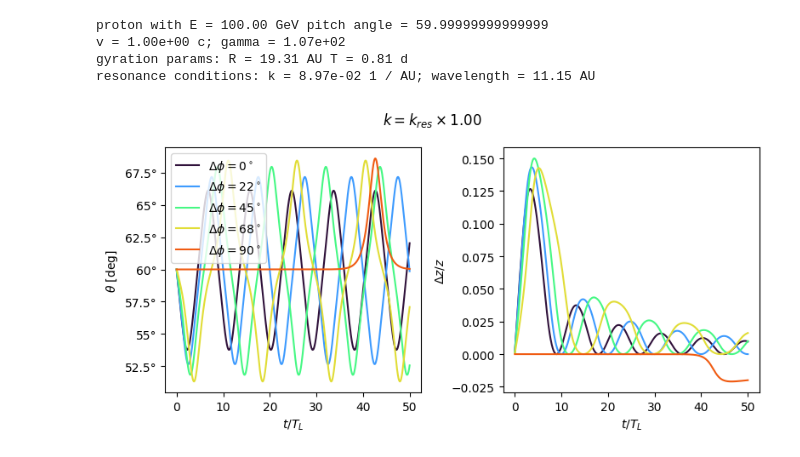
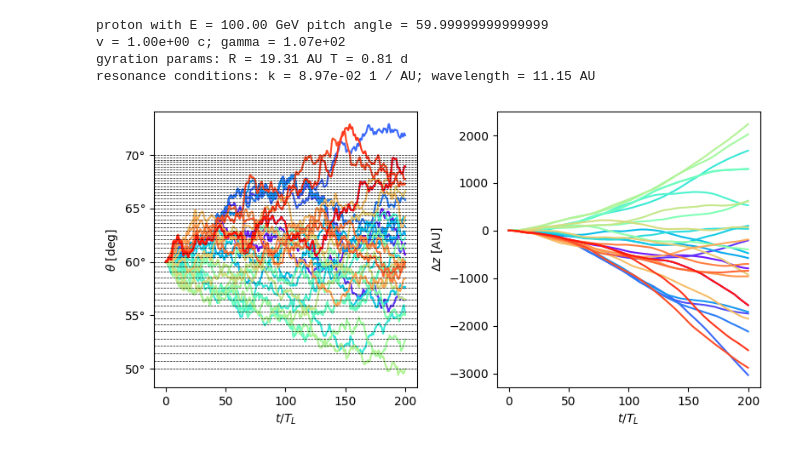
Before and after one commit to nj-vs-vh/gssi-he-th, a Jupyter notebook: Pitch Angle Diffusion Simulation.ipynb, the cells around one changed output. Saved outputs shown, nothing was run; the diff lists cells and outputs as text; code cells hidden in the pictures.

Commit message:
wtf pitch angle diffusion

```diff
--- a/Pitch Angle Diffusion Simulation.ipynb
+++ b/Pitch Angle Diffusion Simulation.ipynb
@@ -174,16 +199,20 @@ class PitchAngleTrajectory:
     z_dot: u.Quantity[L_UNIT / T_UNIT]
 
     particle: Particle
-    mf_params: MagneticFieldPerturbationParams
+    mf_params: MagneticFieldPerturbation
     solution: Any
 
     description: str | None = None
 
     @classmethod
     def from_solution(
-        cls, solution: Any, p: Particle, mf: MagneticFieldPerturbationParams
+        cls,
+        solution: Any,
+        p: Particle,
+        mf: MagneticFieldPerturbation,
+        phase: float,
     ) -> "PitchAngleTrajectory":
-        rhs = get_theta_rhs(p, mf)
+        rhs = get_theta_rhs(p, mf, particle_phase=phase)
         rhs_val = np.array(
             [rhs(t, params) for t, params in zip(solution.t, solution.y.T)]
         )
@@ -210,7 +239,7 @@ class PitchAngleTrajectory:
         z_lin = self.particle.v * np.cos(self.particle.theta) * self.t
         ax.plot(
             (self.t / self.particle.T_L).decompose(),
-            ((self.z - z_lin) / z_lin).decompose(),
+            (self.z - z_lin).to(L_UNIT),
             label=self.description,
             **plot_kw,
         )
@@ -297,45 +326,69 @@ resonance conditions: k = 8.97e-02 1 / AU; wavelength = 11.15 AU
 # %%
 fig, axes = plt.subplots(ncols=2, figsize=(8, 4))
 ax_theta = axes[0]
 ax_z = axes[1]
 
-k_mult = 1
-n_T_L = 50
+n_T_L = 200
+n_harmonics = 50
+deltaB = 1e-2 * B0
+mf_comb = MagneticFieldPerturbation.comb(particle, deltaB / n_harmonics, n_harmonics=n_harmonics)
+mf_res = MagneticFieldPerturbation(
+    deltaB.reshape((1,)) / n_harmonics, particle.k_res.reshape((1,)), np.array([0.0])
+)
+n_phases = 30
 
-cmap = matplotlib.colormaps["turbo"]
-phases = np.linspace(0, np.pi / 2, 5)
-for idx, phase_diff in enumerate(phases):
-    mf_params = MagneticFieldPerturbationParams(
-        k=particle.k_res * k_mult,
-        phase_diff=phase_diff,
-    )
-    rhs = get_theta_rhs(particle=particle, mf_params=mf_params)
-    t_max = n_T_L * particle.T_L
-    t_step = particle.T_L / 31
-    t_eval = np.linspace(0, t_max, int(t_max / t_step))
+t_max = n_T_L * particle.T_L
+t_step = particle.T_L / 31
+t_eval = np.linspace(0, t_max, int(t_max / t_step))
+solve_ivp_kw = dict(
+    t_span=(0, pack_t(t_max)),
+    y0=np.array([particle.theta.to(u.rad).value, 0]),
+    t_eval=pack_t(t_eval),
+    method="Radau",
+    max_step=pack_t(t_step),
+)
+
+trajectories: list[PitchAngleTrajectory] = []
+cmap = matplotlib.colormaps["rainbow"]
+for idx, particle_phase in enumerate(np.linspace(0, 2 * np.pi, n_phases)):
     with tqdm() as pbar:
         solution = solve_ivp(
-            fun=rhs,
-            t_span=(0, pack_t(t_max)),
-            y0=np.array([particle.theta.to(u.rad).value, 0]),
-            t_eval=pack_t(t_eval),
+            fun=get_theta_rhs(
+                particle=particle, mf=mf_comb, particle_phase=particle_phase
+            ),
             args=[pbar, False],
-            method="Radau",
-            max_step=pack_t(t_step),
+            **solve_ivp_kw,
         )
-    color = cmap(idx / phases.size)
-    trajectory = PitchAngleTrajectory.from_solution(solution, particle, mf_params)
-    trajectory.description = f"$\\Delta \\phi = {180 * phase_diff / np.pi:.0f}^\\circ$"
-    trajectory.plot_theta(ax_theta, color=color)
-    approx = get_approx_theta_solution(particle, mf_params)
-    ax_theta.plot(t_eval / particle.T_L, approx(t_eval), color=color, linestyle="--")
-    trajectory.plot_delta_z(ax_z, color=color)
+        # solution_res = solve_ivp(
+        #     fun=get_theta_rhs(
+        #         particle=particle, mf=mf_res, particle_phase=particle_phase
+        #     ),
+        #     args=[pbar, False],
+        #     **solve_ivp_kw,
+        # )
+
+    color = cmap(idx / n_phases)
+    traj = PitchAngleTrajectory.from_solution(
+        solution, particle, mf_comb, particle_phase
+    )
+    traj.description = f"$\\psi = {180 * particle_phase / np.pi:.0f}^\\circ$"
+    traj.plot_theta(ax_theta, color=color)
+    traj.plot_delta_z(ax_z, color=color)
+    trajectories.append(traj)
+
+    # traj_res = PitchAngleTrajectory.from_solution(
+    #     solution_res, particle, mf_res, particle_phase
+    # )
+    # traj_res.plot_theta(ax_theta, color=color, linestyle="--", linewidth=0.7)
+
+mf_comb.plot_resonant_angles(ax_theta, particle, axis="y")
+
 
 label_axes(ax_theta, "t / T_L", "\\theta")
-label_axes(ax_z, "t / T_L", "\\Delta z / z")
-ax_theta.legend()
-fig.suptitle(f"$k = k_{{res}} \\times {k_mult:.2f}$")
+label_axes(ax_z, "t / T_L", "\\Delta z")
+# ax_theta.legend()
+# fig.suptitle(f"$k = k_{{res}} \\times {k_mult:.2f}$")
 plt.tight_layout()
 plt.show()
 # %% [output]
-[figure, old version]
+[figure, new version]
```
Also changed, not shown: parts of 7 cells of this notebook.
